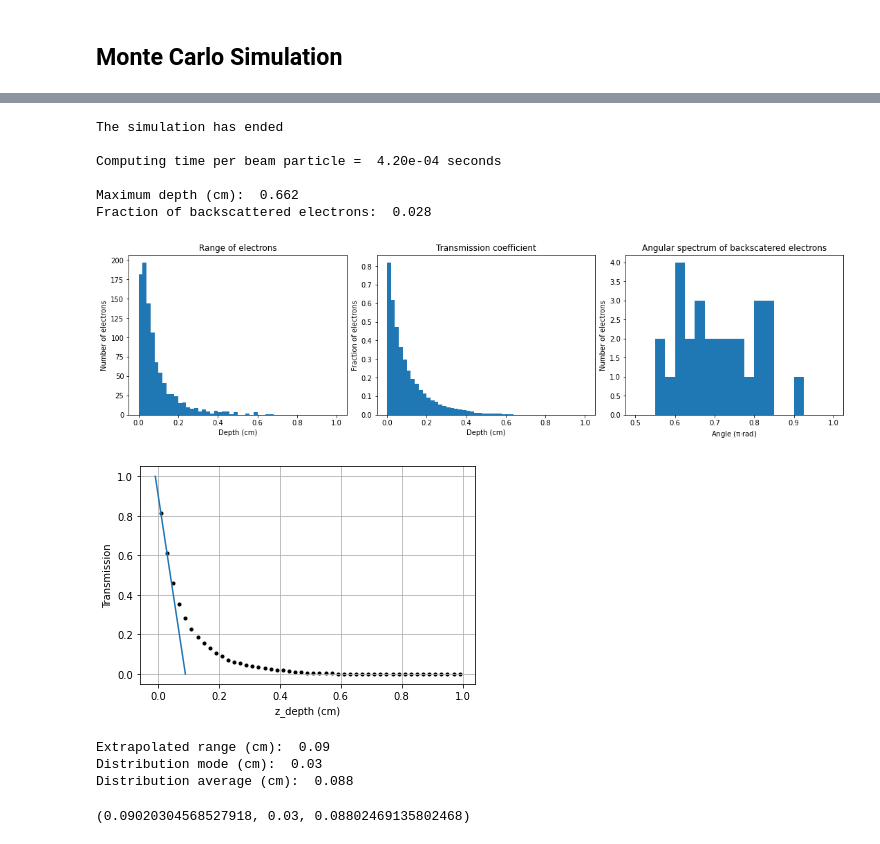
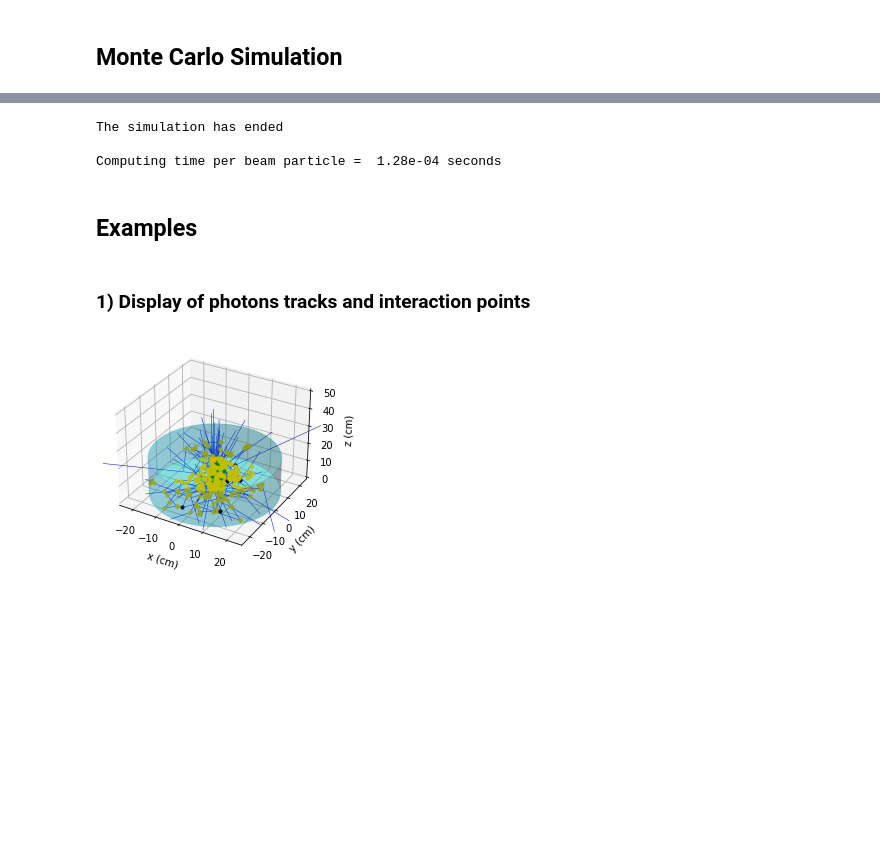
Before and after one commit to JaimeRosado/LegPy, a Jupyter notebook: notebooks/Photon-beam_simulation.ipynb, the cells around one changed output, grey strips where cells are left out. Cells and saved outputs as stored; diff of their text form; code cells hidden in the pictures; blank space fills up the shorter version.

```diff
--- a/notebooks/Photon-beam_simulation.ipynb
+++ b/notebooks/Photon-beam_simulation.ipynb
@@ -408,0 +376,8 @@ Below you can see several examples.
+# %%
+result = lpy.MC(medium, geometry, spectrum, beam, n_part=1000, n_E=50)
+# %% [output]
+The simulation has ended
+
+Computing time per beam particle =  1.28e-04 seconds
+# %% [markdown]
+## Examples
@@ -409,31 +389,12 @@ Below you can see several examples.
+# %% [markdown]
+### 1) Display of photons tracks and interaction points
 # %%
-import LegPy as lpy
-import numpy as np
-import pandas as pd
-import matplotlib.pyplot as plt
-
 medium = lpy.Medium(name='water')
-#medium = lpy.Medium(name='water', density=1., Pmol=18.01, Z=[1,8], N=[2,1], A=[1,16], I=[19.2,95.])
-geometry = lpy.Geometry(name='cylinder', diam=30., z=1., n_x=30, n_y=30, n_z=100)
-beam = lpy.Beam(name='parallel', theta=0.0, phi=0.0, diam=4., p_in=(0.,0.,0.),
-                particle="electron"
-               )
-#beam = lpy.Beam(name = 'isotropic', p_in = np.array ([0., 0., 0.]), particle="electron")
-#E_w = np.array([[0.1, .1], [1.25, 0.20]])
+geometry = lpy.Geometry(name='cylinder', diam=50., z=20., n_x=30, n_y=30, n_z=100)
+beam = lpy.Beam(name='parallel', theta=0.0, phi=0.0, diam=4., p_in=(0.,0.,0.))
 spectrum = lpy.Spectrum(name='exponential', E_min=0.1, E_max=2., E_ch=0.3)
-
-output = lpy.MC(medium, geometry, spectrum, beam, n_part = 1000, n_z=50,
-                #tracks=True,
-                histograms=True,
-                #Edep_matrix=True,
-                #fluence=True,
-                #ang_E_gamma_out=True
-               )
+lpy.Plot_beam(medium, geometry, spectrum, beam, n_part=100, points=True) #tracks=True by default
+#Alternative:
+#result = lpy.MC(medium, geometry, spectrum, beam, n_part=100, tracks=True, points=True)
 # %% [output]
-The simulation has ended
-
-Computing time per beam particle =  4.20e-04 seconds
-
-Maximum depth (cm):  0.662
-Fraction of backscattered electrons:  0.028
-[figure, old version]
+[figure, new version]
@@ -442,8 +400,0 @@ df = output[0][0]
-# %%
-lpy.ext_range(df)
-# %% [output]
-[figure, removed]
-Extrapolated range (cm):  0.09
-Distribution mode (cm):  0.03
-Distribution average (cm):  0.088
-(0.09020304568527918, 0.03, 0.08802469135802468)
```
Also changed, not shown: parts of 25 cells of this notebook, 1 other file.
